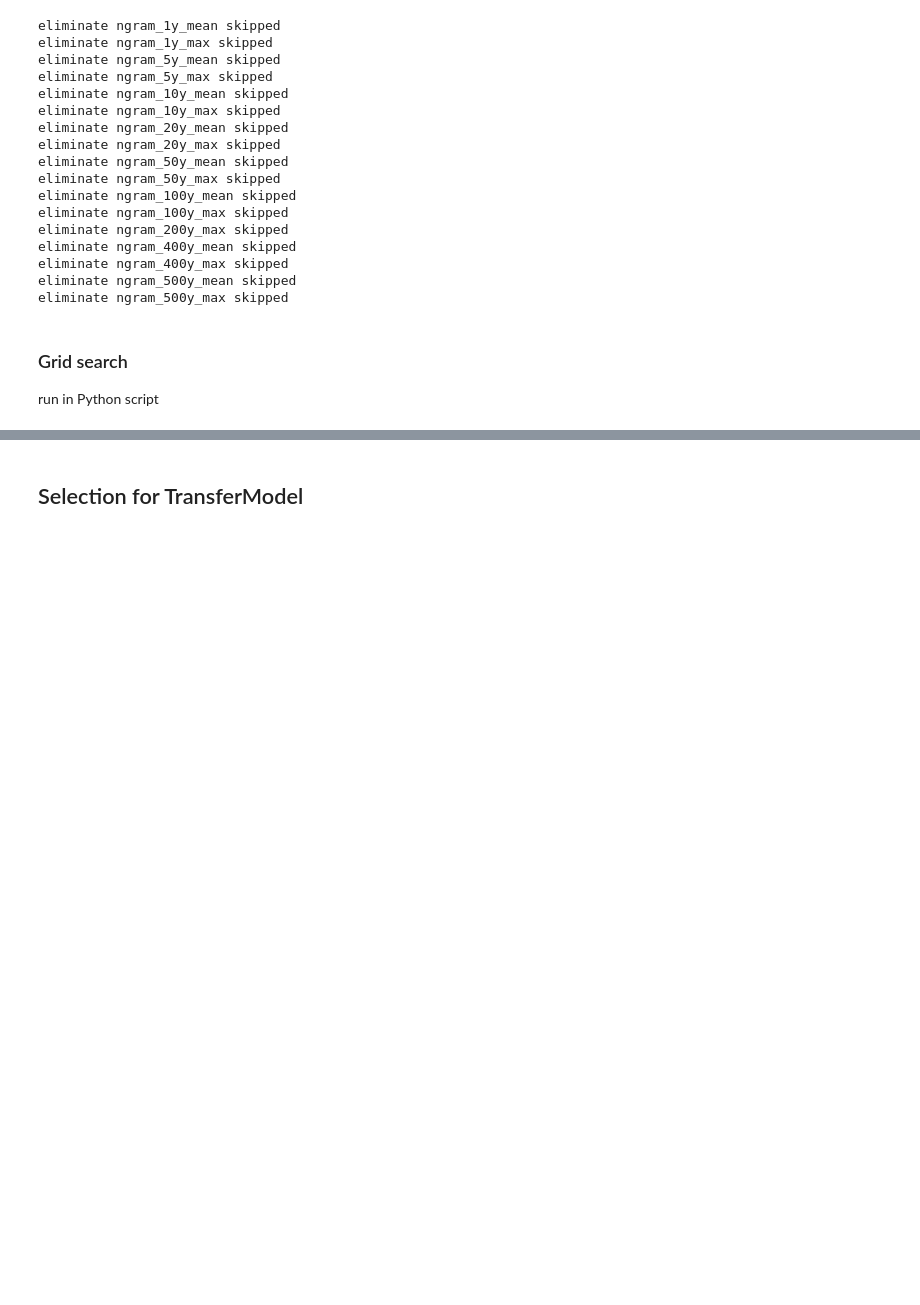
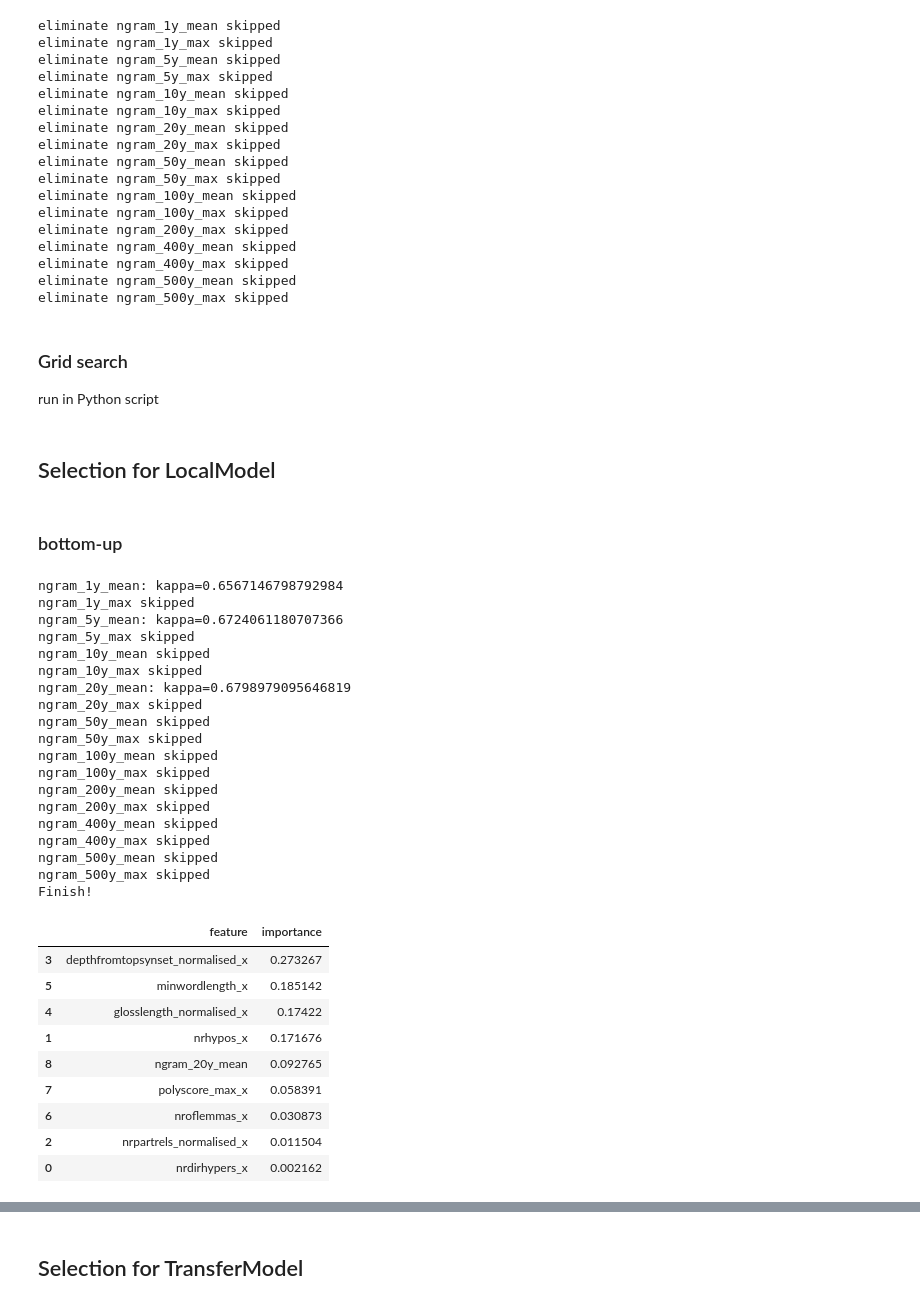
Before and after one commit to DanferWang/Basic_Level_work, a Jupyter notebook: Google_Ngrams/feature_selection.ipynb, the cells around one changed output, grey strips where cells are left out. Drawn from its saved outputs; the diff is of its cells as text; code cells hidden in the pictures; blank space fills up the shorter version.

```diff
--- a/Google_Ngrams/feature_selection.ipynb
+++ b/Google_Ngrams/feature_selection.ipynb
@@ -396,3 +396,15 @@ for candidate_num in range(len(grid_candidate)):
 with open('./grid_search_GlobalModel.txt', 'a+') as f:
         f.write(importance)
 print('Finish!')
+# %% [markdown]
+## Selection for LocalModel
+# %%
+candidate_feature_list = ['ngram_1y_mean', 'ngram_1y_max',
+                          'ngram_5y_mean', 'ngram_5y_max',
+                          'ngram_10y_mean', 'ngram_10y_max',
+                          'ngram_20y_mean', 'ngram_20y_max',
+                          'ngram_50y_mean', 'ngram_50y_max',
+                          'ngram_100y_mean', 'ngram_100y_max',
+                          'ngram_200y_mean', 'ngram_200y_max',
+                          'ngram_400y_mean', 'ngram_400y_max',
+                          'ngram_500y_mean', 'ngram_500y_max']
@@ -398,0 +472,50 @@ print('Finish!')
+# %% [markdown]
+### bottom-up
+# %%
+base_feature_0 = base_feature
+candidate_feature_list_0 = candidate_feature_list
+
+best_kappa = 0
+best_importance = None
+
+for candidate in candidate_feature_list_0:
+    kappa, importance = new_feature_local_model_test(local_list, base_feature_0, candidate, target)
+    if kappa > best_kappa:
+        best_kappa = kappa
+        best_importance = importance
+        print(candidate + ': kappa=' + str(best_kappa))
+    else:
+        print(candidate + ' skipped')
+
+print('Finish!')
+best_importance
+# %% [output]
+ngram_1y_mean: kappa=0.6567146798792984
+ngram_1y_max skipped
+ngram_5y_mean: kappa=0.6724061180707366
+ngram_5y_max skipped
+ngram_10y_mean skipped
+ngram_10y_max skipped
+ngram_20y_mean: kappa=0.6798979095646819
+ngram_20y_max skipped
+ngram_50y_mean skipped
+ngram_50y_max skipped
+ngram_100y_mean skipped
+ngram_100y_max skipped
+ngram_200y_mean skipped
+ngram_200y_max skipped
+ngram_400y_mean skipped
+ngram_400y_max skipped
+ngram_500y_mean skipped
+ngram_500y_max skipped
+Finish!
+|  | feature | importance |
+| 3 | depthfromtopsynset_normalised_x | 0.273267 |
+| 5 | minwordlength_x | 0.185142 |
+| 4 | glosslength_normalised_x | 0.17422 |
+| 1 | nrhypos_x | 0.171676 |
+| 8 | ngram_20y_mean | 0.092765 |
+| 7 | polyscore_max_x | 0.058391 |
+| 6 | nroflemmas_x | 0.030873 |
+| 2 | nrpartrels_normalised_x | 0.011504 |
+| 0 | nrdirhypers_x | 0.002162 |
```
Also changed, not shown: parts of 3 cells of this notebook, 14 other files.
